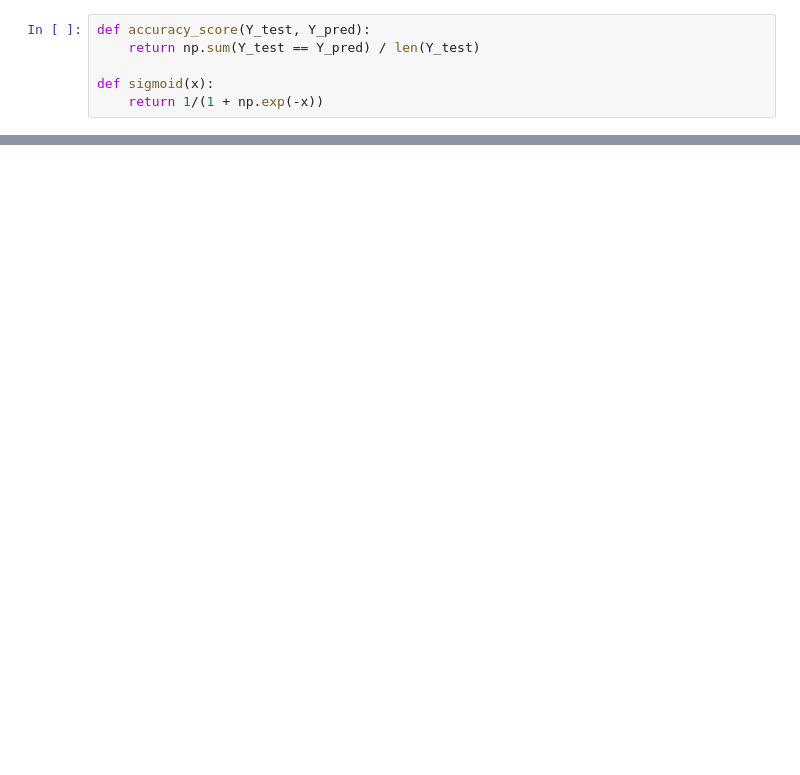
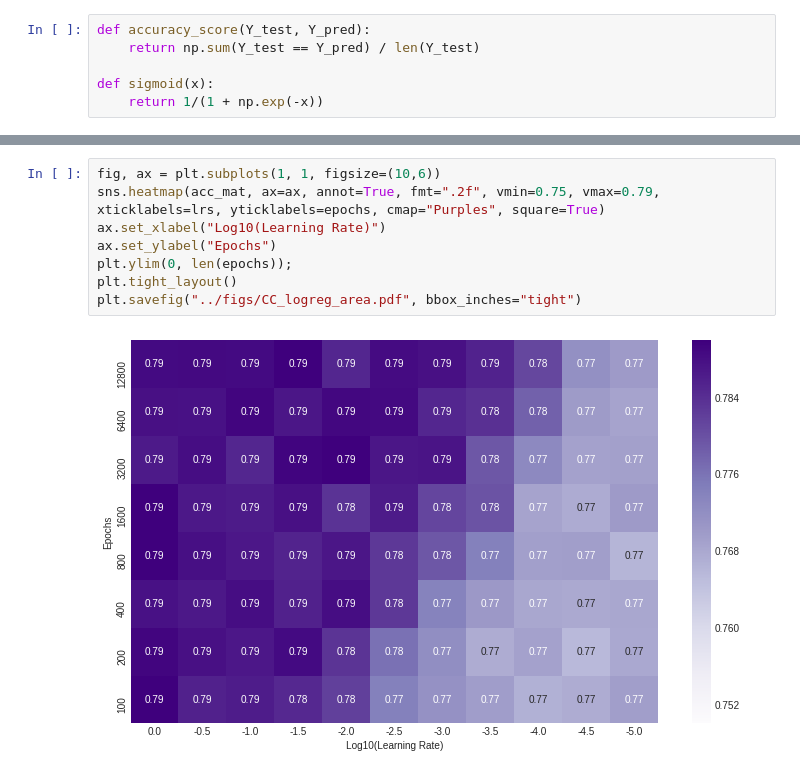
Before and after one commit to asdfbat/FYS-STK4155, a Jupyter notebook: Project2/src/credit_card_Logreg.ipynb, the cells around one changed output, grey strips where cells are left out. Drawn from its saved outputs; the diff is of its cells as text; blank space fills up the shorter version.

```diff
--- a/Project2/src/credit_card_Logreg.ipynb
+++ b/Project2/src/credit_card_Logreg.ipynb
@@ -103,0 +136,10 @@ plt.ylim(0.57, 0.6)
+# %%
+fig, ax = plt.subplots(1, 1, figsize=(10,6))
+sns.heatmap(acc_mat, ax=ax, annot=True, fmt=".2f", vmin=0.75, vmax=0.79, xticklabels=lrs, yticklabels=epochs, cmap="Purples", square=True)
+ax.set_xlabel("Log10(Learning Rate)")
+ax.set_ylabel("Epochs")
+plt.ylim(0, len(epochs));
+plt.tight_layout()
+plt.savefig("../figs/CC_logreg_area.pdf", bbox_inches="tight")
+# %% [output]
+[figure, added]
```
Also changed, not shown: parts of 15 cells of this notebook.
